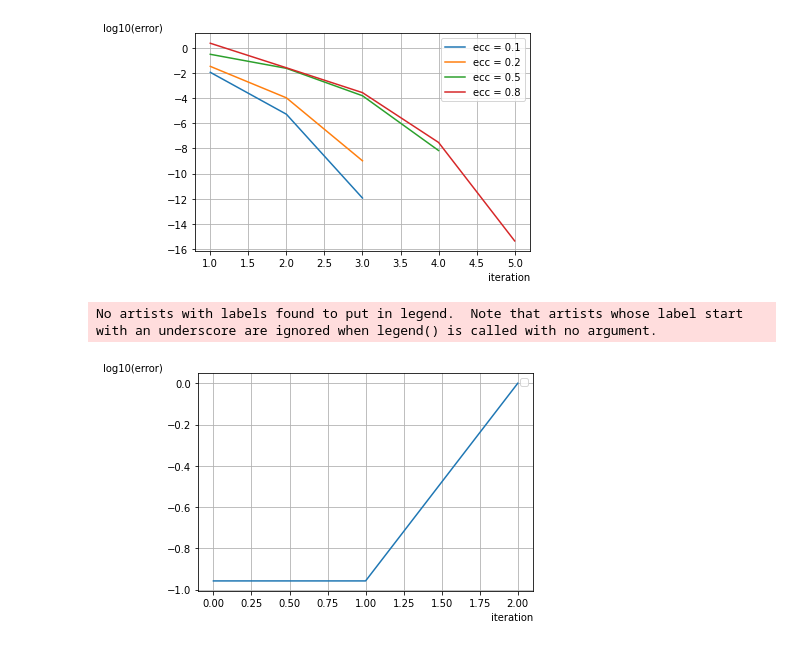
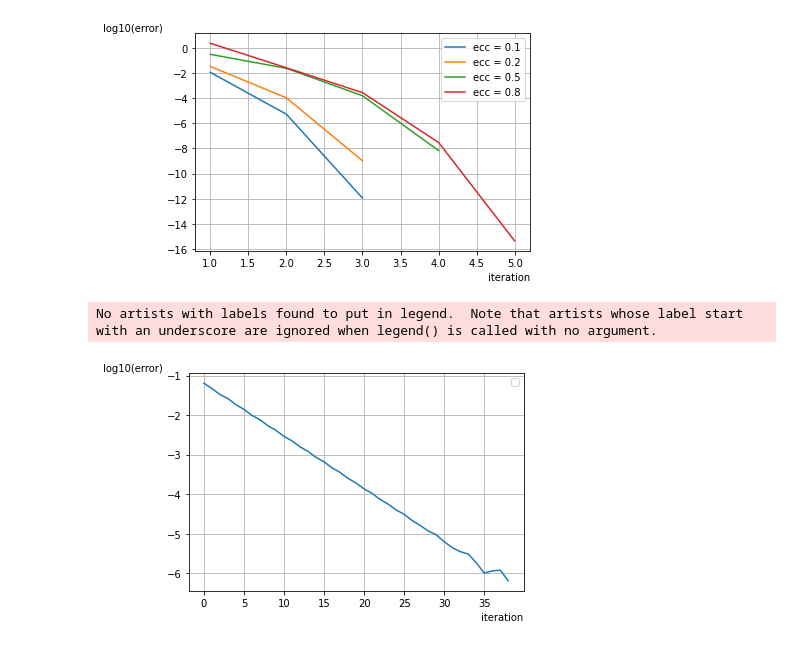
Before and after one commit to ElinaMukhamedova/Elina_5sem, a Jupyter notebook: Computational Mathematics/Nonlinear Equations/graphs.ipynb, the cells around one changed output. Saved outputs shown, nothing was run; the diff lists cells and outputs as text; code cells hidden in the pictures.

Commit message:
corrected log10_error computation and graph (it's really linear!)

```diff
--- a/Computational Mathematics/Nonlinear Equations/graphs.ipynb
+++ b/Computational Mathematics/Nonlinear Equations/graphs.ipynb
@@ -16,16 +16,16 @@ plt.legend()
 plt.show()
 # %% [output]
 [figure]
-# %%
-import numpy as np
-import matplotlib.pyplot as plt
-log10_error = [-0.958055, -0.958055, -1.81261e-07]
-plt.grid()
-plt.plot([0, 1, 2], log10_error)
-plt.xlabel(r'iteration', loc = 'right')
-plt.ylabel(r'log10(error)', rotation = 0, loc = 'top')
-plt.legend()
-plt.show()
-# %% [output]
-No artists with labels found to put in legend.  Note that artists whose label start with an underscore are ignored when legend() is called with no argument.
-[figure, removed]
+# %%
+import numpy as np
+import matplotlib.pyplot as plt
+log10_error = [-1.19432, -1.32728, -1.47921, -1.58342, -1.73571, -1.85493, -2.00706, -2.11803, -2.27021, -2.38557, -2.53778, -2.65083, -2.80292, -2.91707, -3.06942, -3.18324, -3.33509, -3.44859, -3.60138, -3.71598, -3.86701, -3.97932, -4.13359, -4.25029, -4.39855, -4.50713, -4.66636, -4.7902, -4.92874, -5.0252, -5.2004, -5.35025, -5.45268, -5.51289, -5.7321, -5.99411, -5.93954, -5.92097, -6.19232]
+plt.grid()
+plt.plot(np.linspace(0, 38, 39), log10_error)
+plt.xlabel(r'iteration', loc = 'right')
+plt.ylabel(r'log10(error)', rotation = 0, loc = 'top')
+plt.legend()
+plt.show()
+# %% [output]
+No artists with labels found to put in legend.  Note that artists whose label start with an underscore are ignored when legend() is called with no argument.
+[figure, added]
```
Also changed, not shown: 2 other files.
